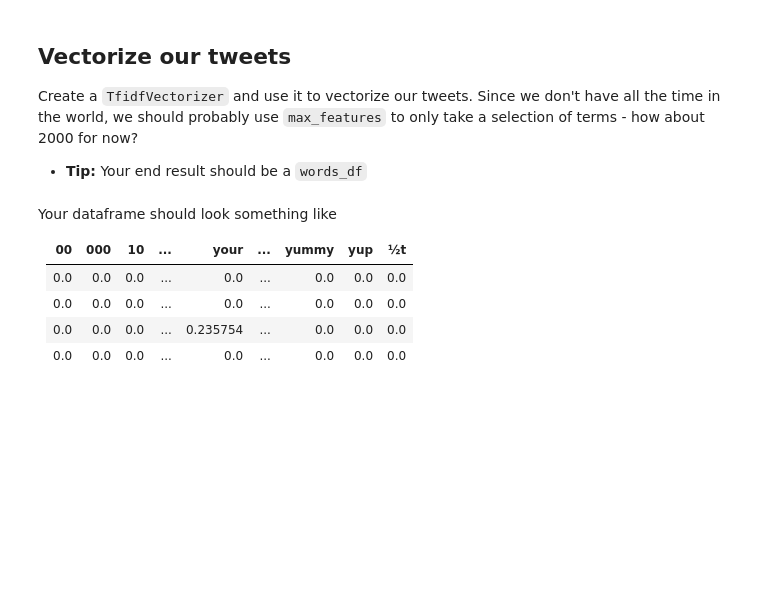
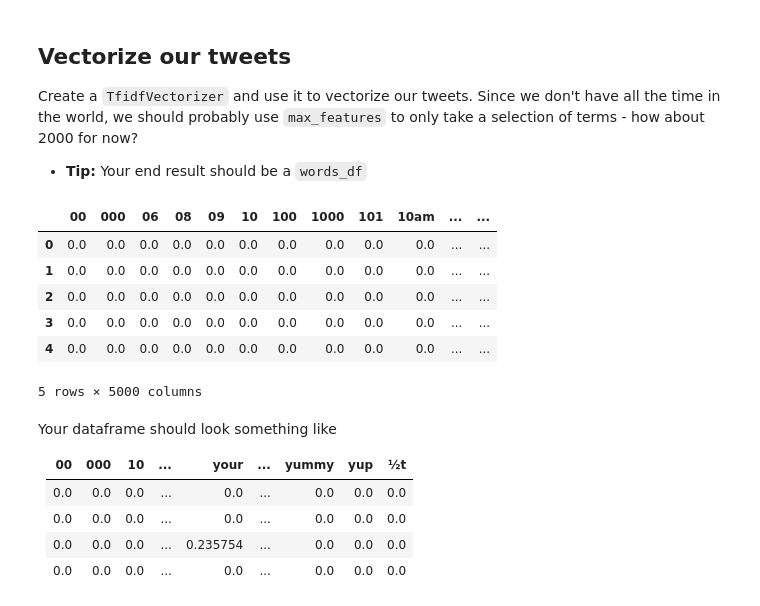
Before and after one commit to domhnallog/class_col_algorithms, a Jupyter notebook: 09-homework/09-homework-sentiment-analysis-odonnchadha.ipynb, the cells around one changed output. Drawn from its saved outputs; the diff is of its cells as text; code cells hidden in the pictures; blank space fills up the shorter version.

```diff
--- a/09-homework/09-homework-sentiment-analysis-odonnchadha.ipynb
+++ b/09-homework/09-homework-sentiment-analysis-odonnchadha.ipynb
@@ -159,7 +182,7 @@ Luckily, we have **Sentiment140** - http://help.sentiment140.com/for-students -
 import pandas as pd
 
 columns = ['polarity', 'id', 'datetime', 'query', 'username', 'content']
-df = pd.read_csv("trainingandtestdata/training.1600000.processed.noemoticon.csv",
+df = pd.read_csv("sources/training.1600000.processed.noemoticon.csv",
                  names=columns,
                  encoding='latin-1')
 df = df.dropna()
@@ -171,4 +207,6 @@ The `polarity` field is whether something is positive or negative. How many do w
 # %% [markdown]
 According to the documentation, `0` is negative and `4` is positive. Weird, right? Let's make it zero and one instead.
+# %%
+df.polarity.replace(4,1,inplace=True)
 # %% [markdown]
 Confirm you have 800k of each.
@@ -188,6 +244,20 @@ Create a `TfidfVectorizer` and use it to vectorize our tweets. Since we don't ha
 * **Tip:** Your end result should be a `words_df`
 # %%
 from sklearn.feature_extraction.text import TfidfVectorizer
+# %%
+vectorizer = TfidfVectorizer(max_features=5000)
+X = vectorizer.fit_transform(df.content)
+vectorizer.get_feature_names()
+words_df = pd.DataFrame(X.toarray(), columns=vectorizer.get_feature_names())
+words_df.head()
+# %% [output]
+|  | 00 | 000 | 06 | 08 | 09 | 10 | 100 | 1000 | 101 | 10am | ... | ... |
+| 0 | 0.0 | 0.0 | 0.0 | 0.0 | 0.0 | 0.0 | 0.0 | 0.0 | 0.0 | 0.0 | ... | ... |
+| 1 | 0.0 | 0.0 | 0.0 | 0.0 | 0.0 | 0.0 | 0.0 | 0.0 | 0.0 | 0.0 | ... | ... |
+| 2 | 0.0 | 0.0 | 0.0 | 0.0 | 0.0 | 0.0 | 0.0 | 0.0 | 0.0 | 0.0 | ... | ... |
+| 3 | 0.0 | 0.0 | 0.0 | 0.0 | 0.0 | 0.0 | 0.0 | 0.0 | 0.0 | 0.0 | ... | ... |
+| 4 | 0.0 | 0.0 | 0.0 | 0.0 | 0.0 | 0.0 | 0.0 | 0.0 | 0.0 | 0.0 | ... | ... |
+5 rows × 5000 columns
 # %% [markdown]
 Your dataframe should look something like
 
```
Also changed, not shown: parts of 46 cells of this notebook.
